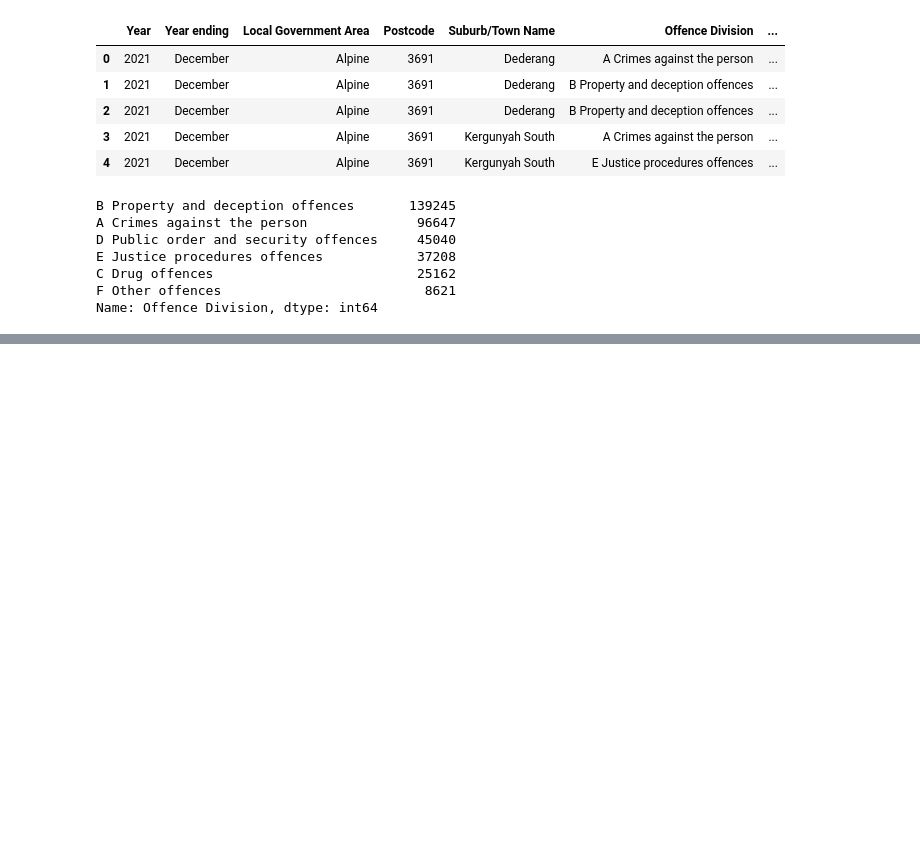
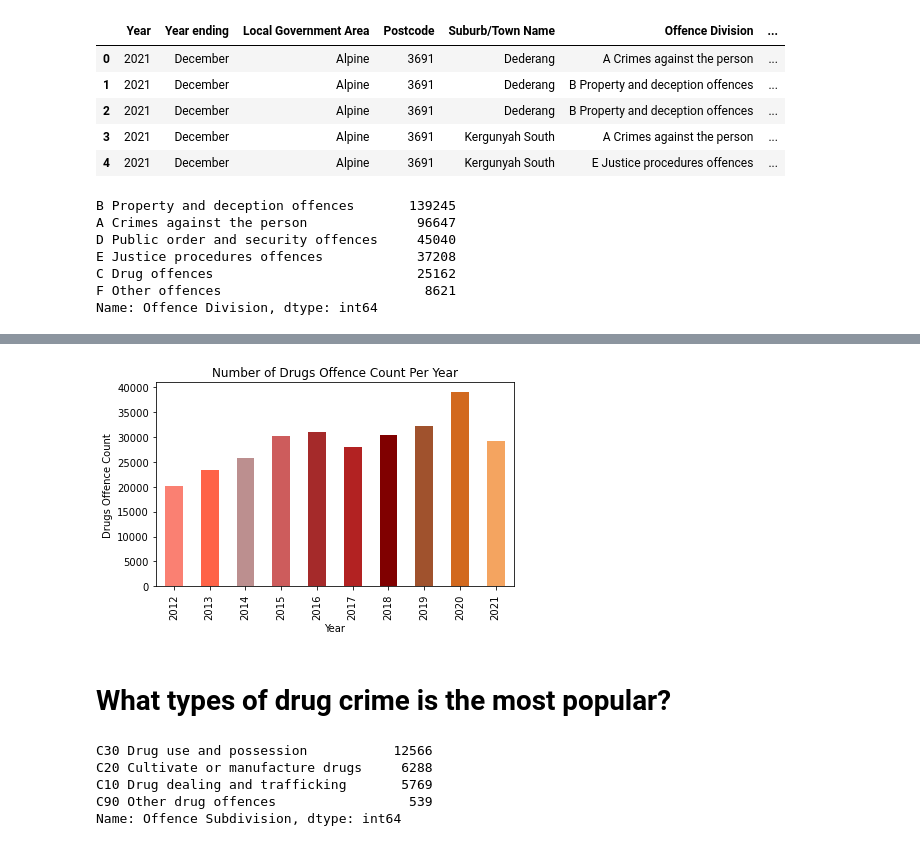
Before and after one commit to amir-motlagh/Project-01, a Jupyter notebook: DrugsAnalysis.ipynb, the cells around one changed output, grey strips where cells are left out. Drawn from its saved outputs; the diff is of its cells as text; code cells hidden in the pictures; blank space fills up the shorter version.

Commit message:
DrugOffenceAnalysis
Api_keys required

```diff
--- a/DrugsAnalysis.ipynb
+++ b/DrugsAnalysis.ipynb
@@ -24,6 +33,8 @@ C Drug offences                          25162
 F Other offences                          8621
 Name: Offence Division, dtype: int64
 # %%
+#Filter to only Drug Offence Data
 Drugs_Offence = Offence_data.loc[(Offence_data["Offence Division"] == "C Drug offences")]
-Drugs_Offence["Offence Subdivision"].value_counts()
-Drugs_Offence = Drugs_Offence.drop(columns=["Offence Subgroup"])
+Drugs_Offence.reset_index(inplace=True)
+Drugs_Offence = Drugs_Offence.drop(columns=["Offence Subgroup", "index"])
+Drugs_Offence
@@ -30,3 +57,6 @@ Drugs_Offence = Drugs_Offence.drop(columns=["Offence Subgroup"])
 # %%
-Drugs_Offence
+#Calculate total drug offence
+Drugs_Offence["Offence Count"] = pd.to_numeric(Drugs_Offence["Offence Count"],errors = "coerce")
+Total_Offence = Drugs_Offence["Offence Count"].sum()
+Total_Offence
 # %% [output]
@@ -45,0 +64,6 @@ Drugs_Offence
+# %%
+#Calculate total drug offence across each year
+Drugs_Offence_Year = Drugs_Offence.groupby(["Year"])["Offence Count"].sum()
+Drugs_Offence_Year_data = pd.DataFrame(Drugs_Offence_Year)
+Drugs_Offence_Year_data.reset_index(inplace=True)
+Drugs_Offence_Year_data
@@ -45,0 +82,22 @@ Drugs_Offence
+# %%
+#Plot the graph
+coloursA = ["salmon", "tomato","rosybrown","indianred", "brown", "firebrick", "maroon", "sienna", "chocolate", "sandybrown"]
+Drugs_Offence_Chart = Drugs_Offence_Year_data.plot(x = "Year", y = "Offence Count", kind="bar", color = coloursA)
+plt.title("Number of Drugs Offence Count Per Year")
+plt.xlabel("Year")
+plt.ylabel("Drugs Offence Count")
+Drugs_Offence_Chart.get_legend().remove()
+plt.tight_layout()
+plt.savefig("output_data/Number_of_Drugs_Offence_Count_Per_Year.png")
+# %% [output]
+[figure, added]
+# %% [markdown]
+# What types of drug crime is the most popular?
+# %%
+Drugs_Offence["Offence Subdivision"].value_counts()
+# %% [output]
+C30 Drug use and possession           12566
+C20 Cultivate or manufacture drugs     6288
+C10 Drug dealing and trafficking       5769
+C90 Other drug offences                 539
+Name: Offence Subdivision, dtype: int64
```
Also changed, not shown: parts of 28 cells of this notebook, 7 other files.
